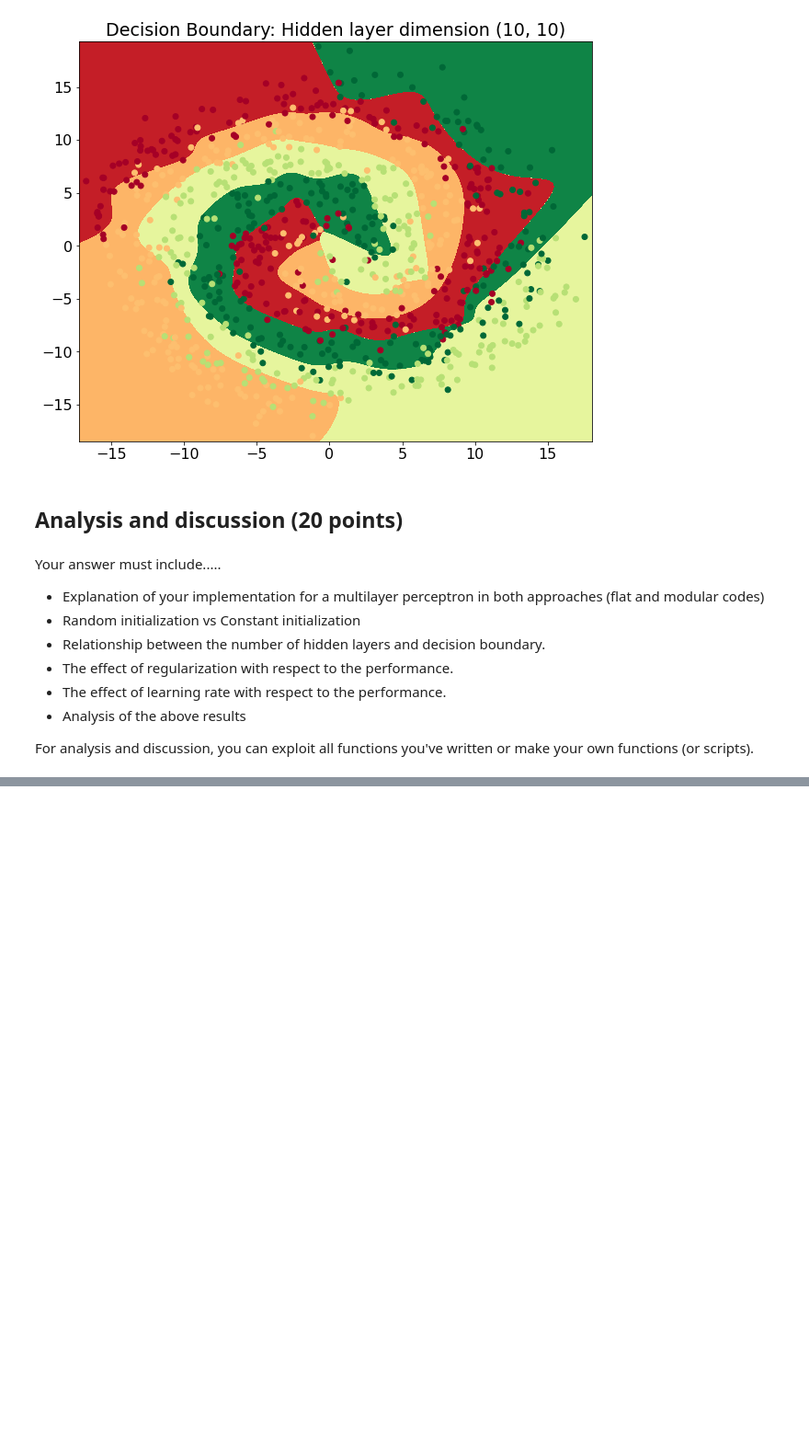
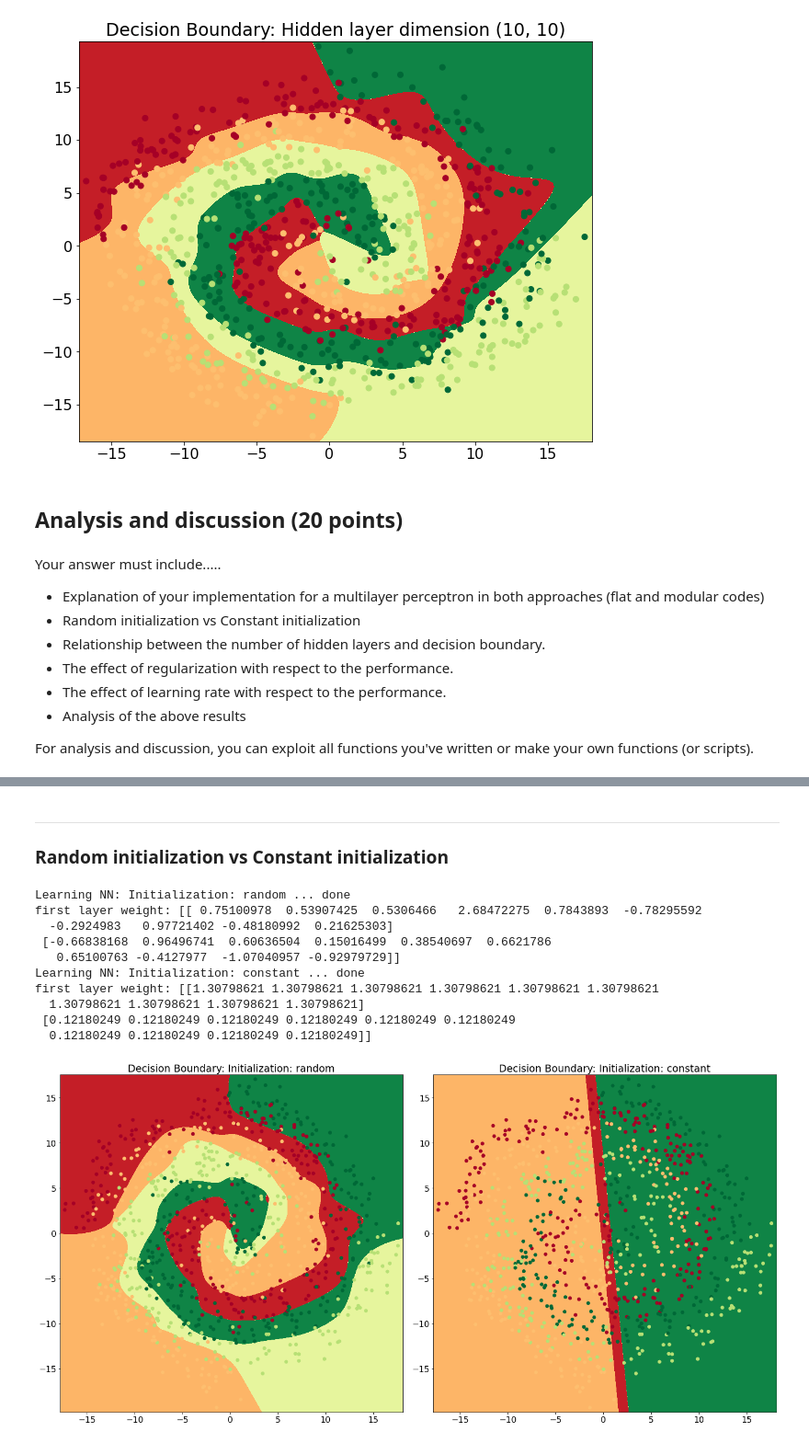
Before and after one commit to ggu1012/basic_ai, a Jupyter notebook: project8_neural_network/2021_P08_neural_network.ipynb, the cells around one changed output, grey strips where cells are left out. Shown at 92% size. Drawn from its saved outputs; the diff is of its cells as text; code cells hidden in the pictures; blank space fills up the shorter version.

Commit message:
Project 8 - finished 1. *.ipynb - markdown 2. *.py - added some lines for various networks with different hidden layers

```diff
--- a/project8_neural_network/2021_P08_neural_network.ipynb
+++ b/project8_neural_network/2021_P08_neural_network.ipynb
@@ -397,0 +412,39 @@ For analysis and discussion, you can exploit all functions you've written or mak
+# %% [markdown]
+---
+### Random initialization vs Constant initialization
+# %%
+np.random.seed(0)
+
+nn_input_dim = 2
+nn_hdim = 10
+nn_output_dim = 4
+lr = 0.0001
+epoch = 50000
+
+
+init_list = ['random', 'constant']
+for i, init in enumerate(init_list):
+    plt.subplot(1, 2, i+1)
+    plt.title(f"Decision Boundary: Initialization: {init}")
+    model = NeuralNetwork(nn_input_dim, nn_hdim, nn_hdim, nn_output_dim, init=init)
+    stats = model.train(X_train, y_train, learning_rate=lr, L2_norm=0.1, epoch=epoch, print_loss=False)
+    plot_decision_boundary(lambda x: model.predict(x), X_train, y_train)
+    print(f"Learning NN: Initialization: {init} ... done")
+    print("first layer weight: ", end='')
+    print(model.model['W1'])
+
+plt.gcf().set_size_inches(20, 10)
+plt.tight_layout()
+plt.show()
+# %% [output]
+Learning NN: Initialization: random ... done
+first layer weight: [[ 0.75100978  0.53907425  0.5306466   2.68472275  0.7843893  -0.78295592
+  -0.2924983   0.97721402 -0.48180992  0.21625303]
+ [-0.66838168  0.96496741  0.60636504  0.15016499  0.38540697  0.6621786
+   0.65100763 -0.4127977  -1.07040957 -0.92979729]]
+Learning NN: Initialization: constant ... done
+first layer weight: [[1.30798621 1.30798621 1.30798621 1.30798621 1.30798621 1.30798621
+  1.30798621 1.30798621 1.30798621 1.30798621]
+ [0.12180249 0.12180249 0.12180249 0.12180249 0.12180249 0.12180249
+  0.12180249 0.12180249 0.12180249 0.12180249]]
+[figure, added]
```
Also changed, not shown: parts of 20 cells of this notebook, 1 other file.
